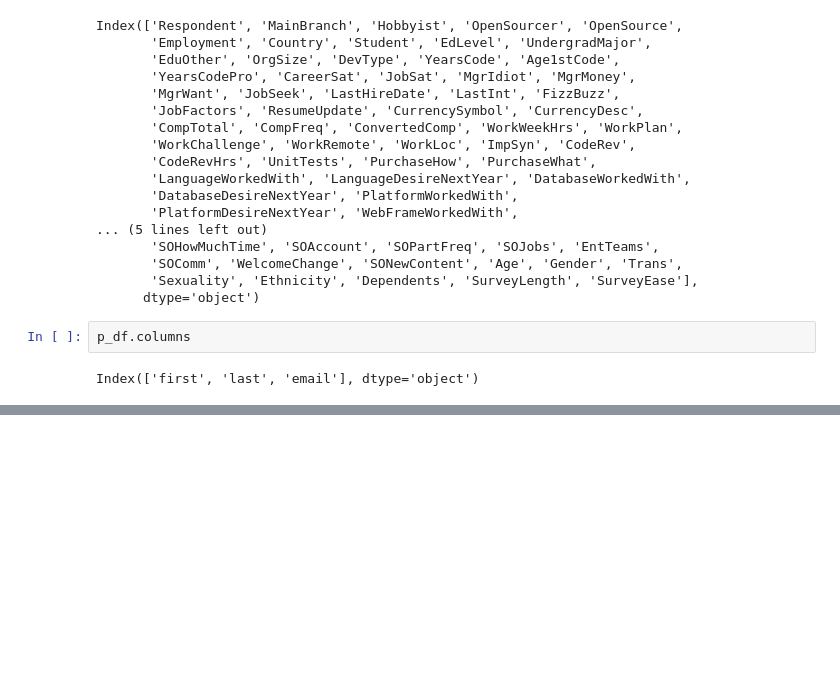
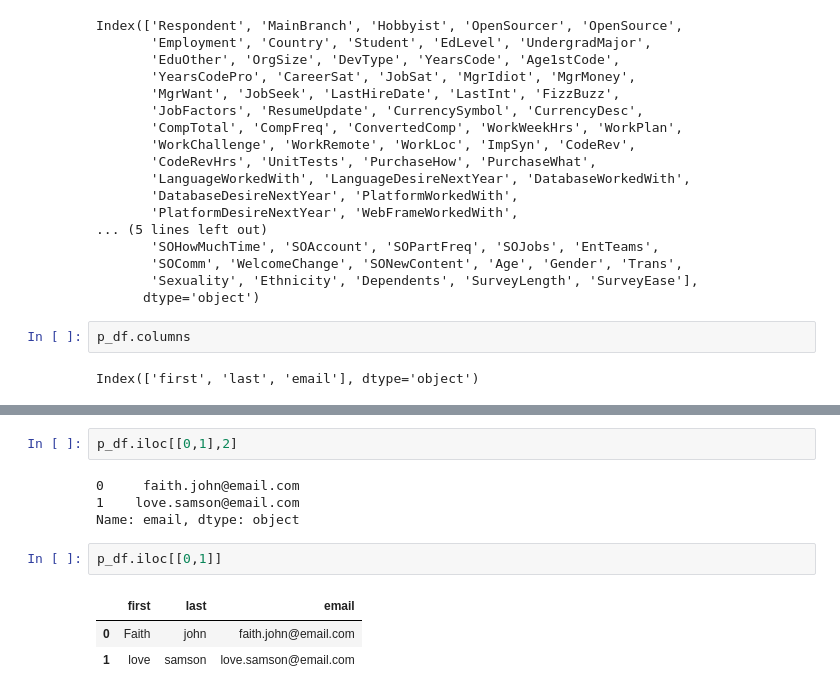
Before and after one commit to Leziga-Bakor/Advanced_Python, a Jupyter notebook: Pandas/pandas demo.ipynb, the cells around one changed output, grey strips where cells are left out. Cells and saved outputs as stored; diff of their text form; blank space fills up the shorter version.

Commit message:
iloc example

```diff
--- a/Pandas/pandas demo.ipynb
+++ b/Pandas/pandas demo.ipynb
@@ -134,0 +148,12 @@ Index(['first', 'last', 'email'], dtype='object')
+# %%
+p_df.iloc[[0,1],2]
+# %% [output]
+0     faith.john@email.com
+1    love.samson@email.com
+Name: email, dtype: object
+# %%
+p_df.iloc[[0,1]]
+# %% [output]
+|  | first | last | email |
+| 0 | Faith | john | faith.john@email.com |
+| 1 | love | samson | love.samson@email.com |
```
Also changed, not shown: parts of 3 cells of this notebook.
